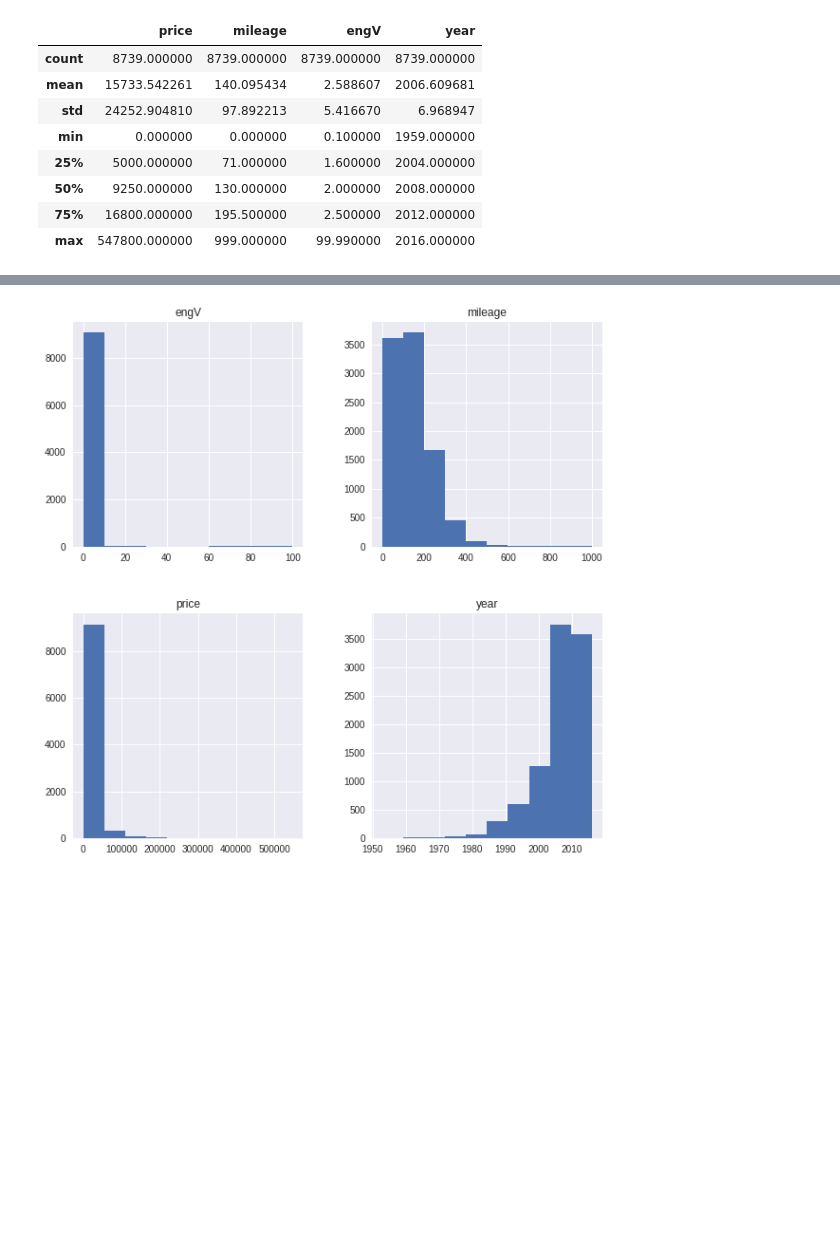
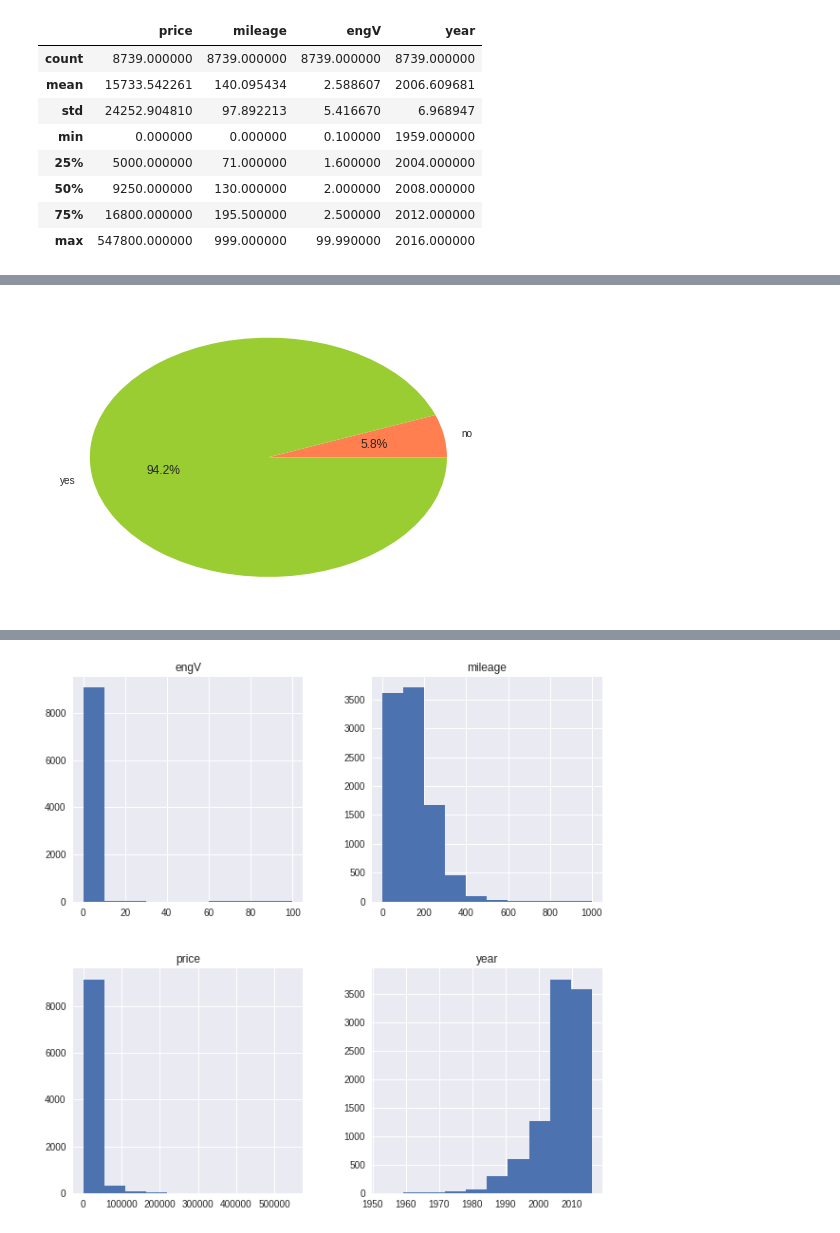
Before and after one commit to amdgd/team-old, a Jupyter notebook: src/Sample Projects/Car Ads.ipynb, the cells around one changed output, grey strips where cells are left out. Saved outputs shown, nothing was run; the diff lists cells and outputs as text; code cells hidden in the pictures; blank space fills up the shorter version.

```diff
--- a/src/Sample Projects/Car Ads.ipynb
+++ b/src/Sample Projects/Car Ads.ipynb
@@ -122,0 +144,10 @@ pivot_ui(car_ads.dropna())
+# %%
+# PIE char for Drive
+car_ads_nona = car_ads.dropna()
+distribution = car_ads_nona['registration'].groupby(car_ads_nona['registration']).count()
+labels = car_ads_nona['registration'].unique()
+colors = ['coral', 'yellowgreen', 'gold', 'lightskyblue', 'pink', 'green', 'magenta']
+labels.sort()
+_ = plt.pie(distribution, labels=labels, autopct='%.1f%%', colors=colors, radius=1)
+# %% [output]
+[figure, added]
```
Also changed, not shown: parts of 7 cells of this notebook, 1 other file.
